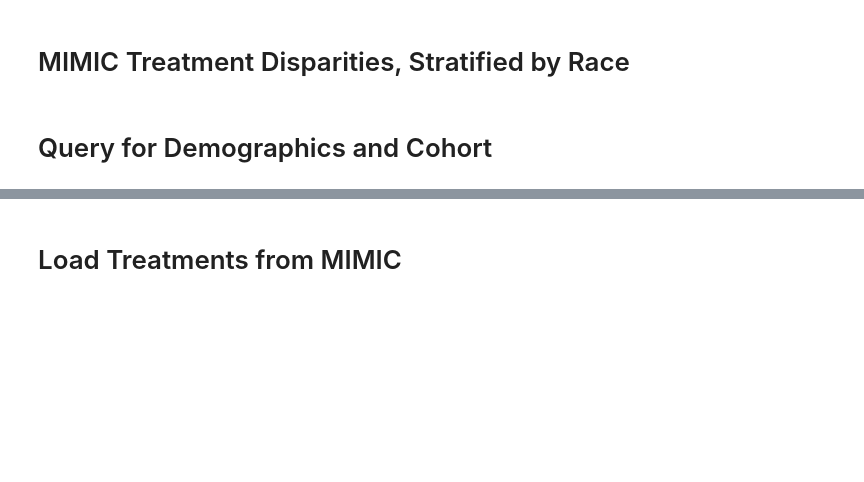
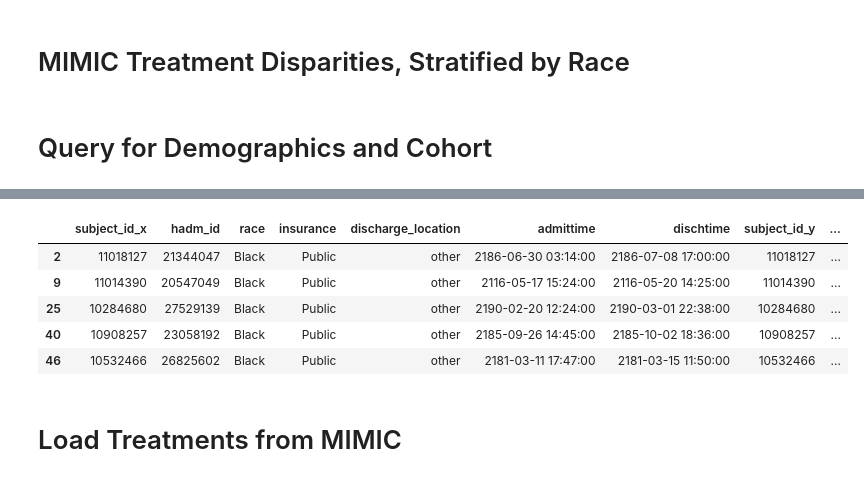
Before and after one commit to damphessian/eol-mistrust, a Jupyter notebook: code/race_mimic_aggressive.ipynb, the cells around one changed output, grey strips where cells are left out. Drawn from its saved outputs; the diff is of its cells as text; code cells hidden in the pictures; blank space fills up the shorter version.

```diff
--- a/code/race_mimic_aggressive.ipynb
+++ b/code/race_mimic_aggressive.ipynb
@@ -183,11 +213,18 @@ eol subjects: 12892
 # %%
 # Stratify by race
 race_eol = {}
 for race in ['White', 'Black']:
     loc = eol_cohort['race'] == race
     race_eol[race] = eol_cohort.loc[loc]
 
-#race_eol['Black'].head()
+race_eol['Black'].head()
+# %% [output]
+|  | subject_id_x | hadm_id | race | insurance | discharge_location | admittime | dischtime | subject_id_y | ... |
+| 2 | 11018127 | 21344047 | Black | Public | other | 2186-06-30 03:14:00 | 2186-07-08 17:00:00 | 11018127 | ... |
+| 9 | 11014390 | 20547049 | Black | Public | other | 2116-05-17 15:24:00 | 2116-05-20 14:25:00 | 11014390 | ... |
+| 25 | 10284680 | 27529139 | Black | Public | other | 2190-02-20 12:24:00 | 2190-03-01 22:38:00 | 10284680 | ... |
+| 40 | 10908257 | 23058192 | Black | Public | other | 2185-09-26 14:45:00 | 2185-10-02 18:36:00 | 10908257 | ... |
+| 46 | 10532466 | 26825602 | Black | Public | other | 2181-03-11 17:47:00 | 2181-03-15 11:50:00 | 10532466 | ... |
 # %% [markdown]
 <h1>Load Treatments from MIMIC</h1>
 # %%
```
Also changed, not shown: parts of 13 cells of this notebook, 8 other files.
